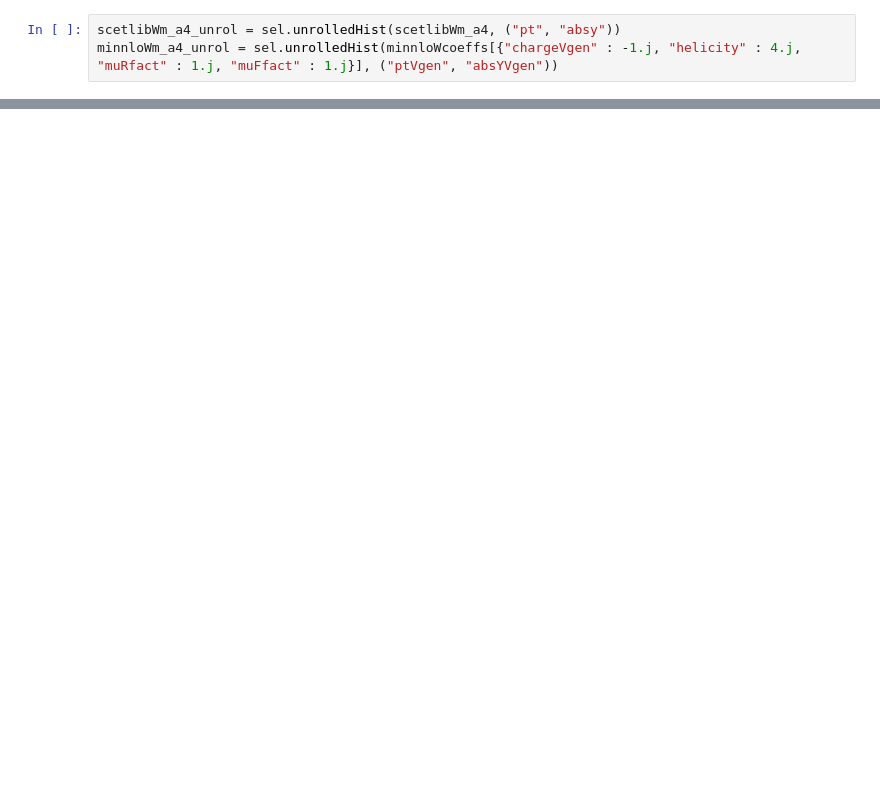
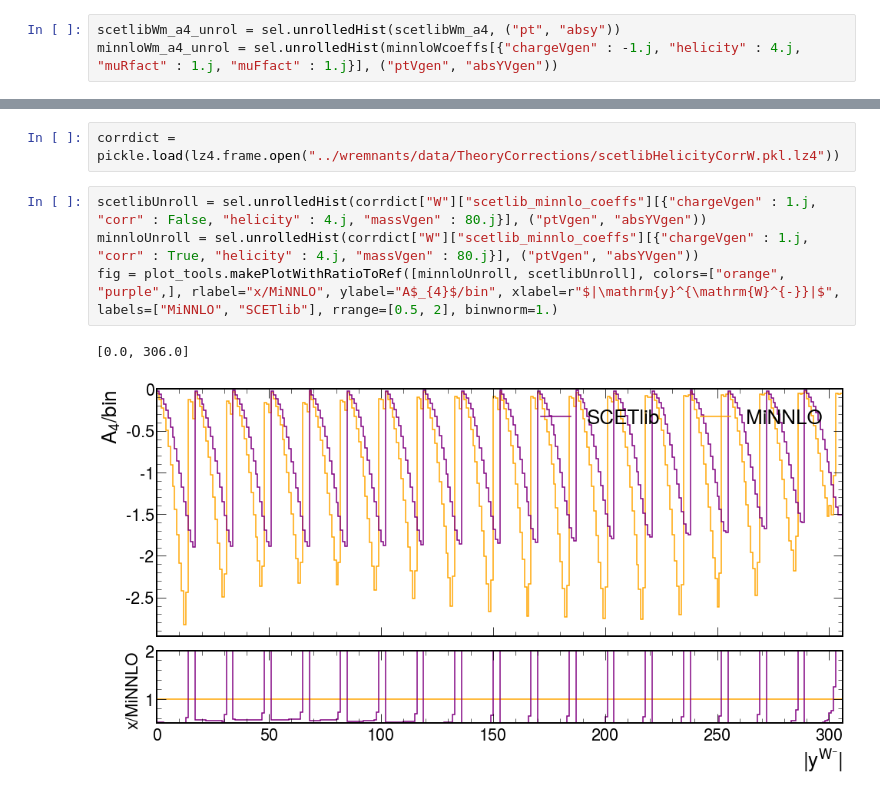
Before and after one commit to kdlong/WRemnants, a Jupyter notebook: notebooks/correctedCoeffs.ipynb, the cells around one changed output, grey strips where cells are left out. Saved outputs shown, nothing was run; the diff lists cells and outputs as text; blank space fills up the shorter version.

```diff
--- a/notebooks/correctedCoeffs.ipynb
+++ b/notebooks/correctedCoeffs.ipynb
@@ -167,0 +170,9 @@ Hist(
+# %%
+corrdict = pickle.load(lz4.frame.open("../wremnants/data/TheoryCorrections/scetlibHelicityCorrW.pkl.lz4"))
+# %%
+scetlibUnroll = sel.unrolledHist(corrdict["W"]["scetlib_minnlo_coeffs"][{"chargeVgen" : 1.j, "corr" : False, "helicity" : 4.j, "massVgen" : 80.j}], ("ptVgen", "absYVgen"))
+minnloUnroll = sel.unrolledHist(corrdict["W"]["scetlib_minnlo_coeffs"][{"chargeVgen" : 1.j, "corr" : True, "helicity" : 4.j, "massVgen" : 80.j}], ("ptVgen", "absYVgen"))
+fig = plot_tools.makePlotWithRatioToRef([minnloUnroll, scetlibUnroll], colors=["orange", "purple",], rlabel="x/MiNNLO", ylabel="A$_{4}$/bin", xlabel=r"$|\mathrm{y}^{\mathrm{W}^{-}}|$", labels=["MiNNLO", "SCETlib"], rrange=[0.5, 2], binwnorm=1.)
+# %% [output]
+[0.0, 306.0]
+[figure, added]
```
Also changed, not shown: parts of 17 cells of this notebook.
